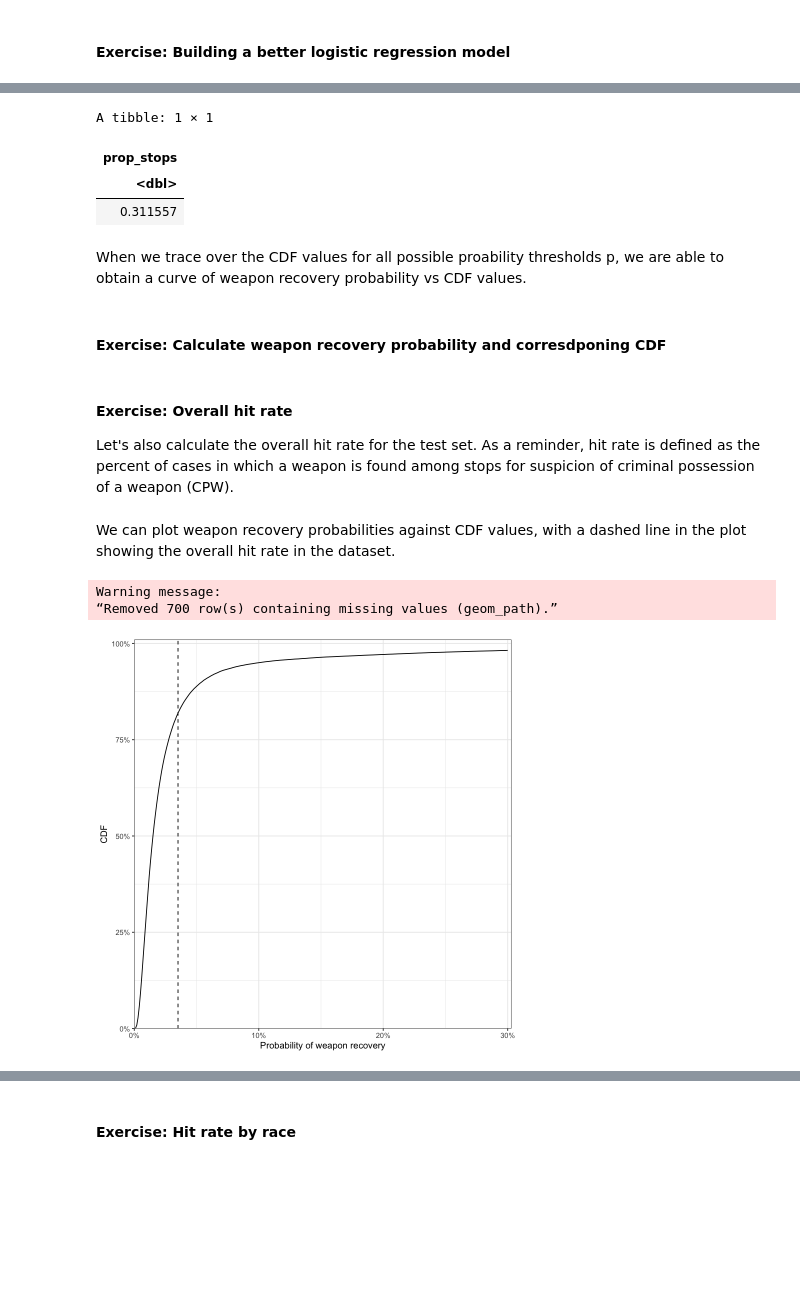
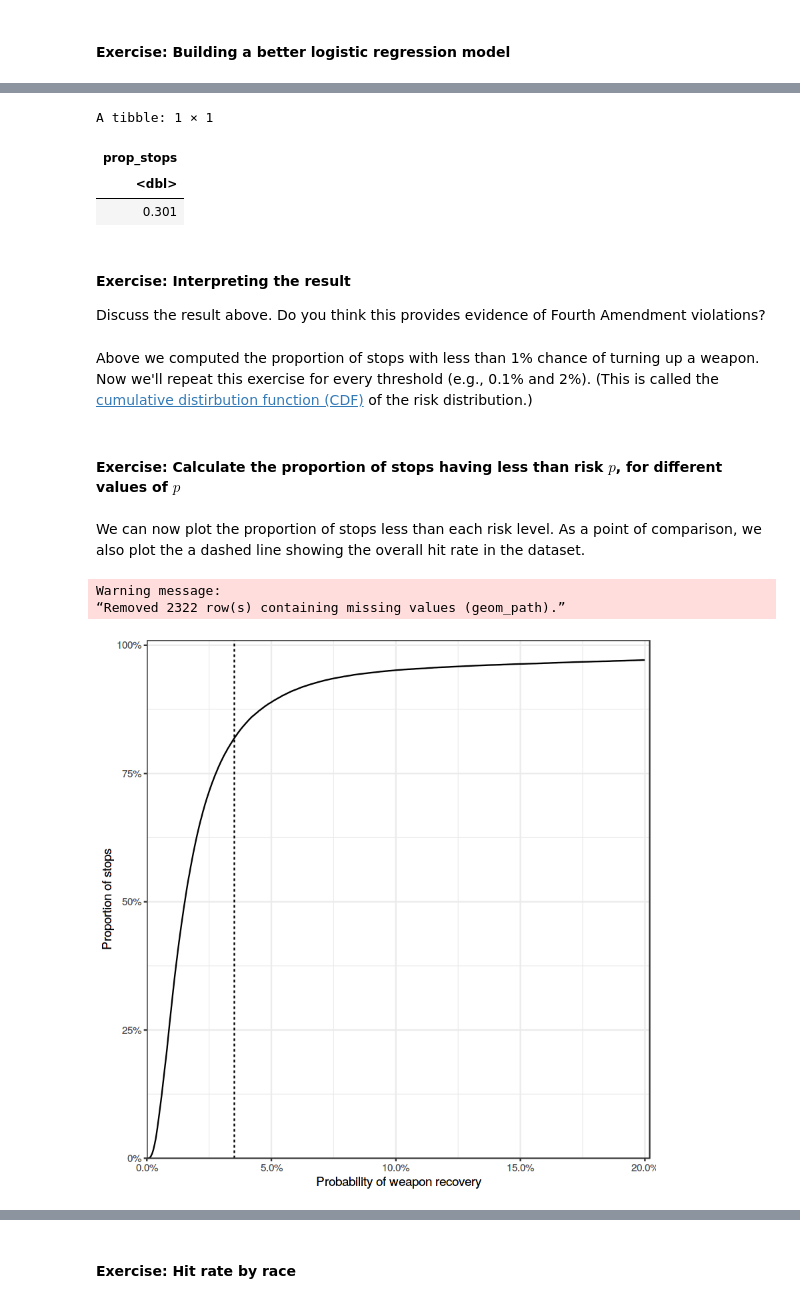
Before and after one commit to stanford-policylab/law-order-algo-2021, a Jupyter notebook: labs/week-3-reasonable_suspicion-answers.ipynb, the cells around one changed output, grey strips where cells are left out. Saved outputs shown, nothing was run; the diff lists cells and outputs as text; code cells hidden in the pictures; blank space fills up the shorter version.

```diff
--- a/labs/week-3-reasonable_suspicion-answers.ipynb
+++ b/labs/week-3-reasonable_suspicion-answers.ipynb
@@ -38,6 +31,6 @@ In this section, we will work with a sample of stops in NYC made between 2007-20
 # %%
 # Load data
-stops <- read_rds(file = "../data/sqf_sample.rds")
+stops <- read_rds("../data/sqf_sample.rds")
 
 # Preprocess the data
 cols_to_keep <- c('found_weapon', 'frisked', 'suspected_crime',
@@ -260,7 +232,7 @@ Now let's see if we can achieve a higher AUC by incluiding more covariates in th
 # START solution
 
 binary_features <- c('precinct',
-                     'suspect_race', 'suspect_sex', 'suspect_build',
+                     'suspect_build',
                      'month', 'day',
                      'stopped_bc_furtive', 'stopped_bc_other', 'stopped_bc_object', 'stopped_bc_drugs', 'stopped_bc_violent',
                      'stopped_bc_lookout', 'stopped_bc_clothing', 'stopped_bc_casing', 'stopped_bc_bulge', 'stopped_bc_desc',
@@ -305,31 +283,27 @@ stops_test_cpw %>%
 A tibble: 1 × 1
 | prop_stops |
 | <dbl> |
-| 0.311557 |
+| 0.301 |
-# %% [markdown]
-When we trace over the CDF values for all possible proability thresholds p, we are able to obtain a curve of weapon recovery probability vs CDF values.
-# %% [markdown]
-#### Exercise: Calculate weapon recovery probability and corresdponing CDF
+# %% [markdown]
+#### Exercise: Interpreting the result
+
+Discuss the result above. Do you think this provides evidence of Fourth Amendment violations?
+# %% [markdown]
+Above we computed the proportion of stops with less than 1% chance of turning up a weapon. Now we'll repeat this exercise for every threshold (e.g., 0.1% and 2%).
+(This is called the [cumulative distirbution function (CDF)](https://en.wikipedia.org/wiki/Cumulative_distribution_function) of the risk distribution.)
+# %% [markdown]
+#### Exercise: Calculate the proportion of stops having less than risk $p$, for different values of $p$
 # %%
 # Your code here!
-# create a data frame named weapon_recovery_vs_cdf with 2 columns: p and cdf
-# representing all possible thresholds and the corresponding cdf values.
+# create a data frame named risk_dist with 2 columns: p and prop_stops
+# representing the proportion of stops having risk less than or equal to p,
+# for all values of p.
 # START solution
 
-weapon_recovery_vs_cdf <- stops_test_cpw %>%
+risk_dist <- stops_test_cpw %>%
   arrange(found_weapon_pred) %>%
   mutate(p = found_weapon_pred,
-         cdf = 1:n() / n())
-
-# or alternatively
-weapon_recovery_vs_cdf <- map_dfr(seq(0, 1, 0.001),
-                                  ~tibble(
-                                      p = .x,
-                                      cdf = mean(stops_test_cpw$found_weapon_pred < p)
-                                  ))
+         prop_stops = 1:n() / n()) %>%
+  select(p, prop_stops)
 
 # END solution
-# %% [markdown]
-#### Exercise: Overall hit rate
-Let's also calculate the overall hit rate for the test set.
-As a reminder, hit rate is defined as the percent of cases in which a weapon is found among stops for suspicion of criminal possession of a weapon (CPW).
@@ -343,14 +310,16 @@ hit_rate_overall <- mean(stops_test_cpw$found_weapon)
 # %% [markdown]
-We can plot weapon recovery probabilities against CDF values, with a dashed line in the plot showing the overall hit rate in the dataset.
+We can now plot the proportion of stops less than each risk level. As a point of comparison, we also plot the a dashed line showing the overall hit rate in the dataset.
 # %%
-ggplot(weapon_recovery_vs_cdf, aes(x = p, y = cdf)) +
+hit_rate_overall <- mean(stops_test_cpw$found_weapon)
+
+ggplot(risk_dist, aes(x = p, y = prop_stops)) +
   geom_vline(xintercept=hit_rate_overall, linetype='dashed') +
   geom_line() +
   scale_x_continuous('Probability of weapon recovery', labels = scales::percent,
-                     limits = c(0, 0.3), expand = expansion(mult = c(0, 0.01))) +
-  scale_y_continuous('CDF', labels = scales::percent,
+                     limits = c(0, 0.2), expand = expansion(mult = c(0, 0.01))) +
+  scale_y_continuous('Proportion of stops', labels = scales::percent,
                      limits = c(0, 1), expand = expansion(mult = c(0, 0.01)))
 # %% [output]
 Warning message:
-“Removed 700 row(s) containing missing values (geom_path).”
+“Removed 2322 row(s) containing missing values (geom_path).”
-[figure, old version]
+[figure, new version]
```
Also changed, not shown: parts of 39 cells of this notebook, 2 other files.
